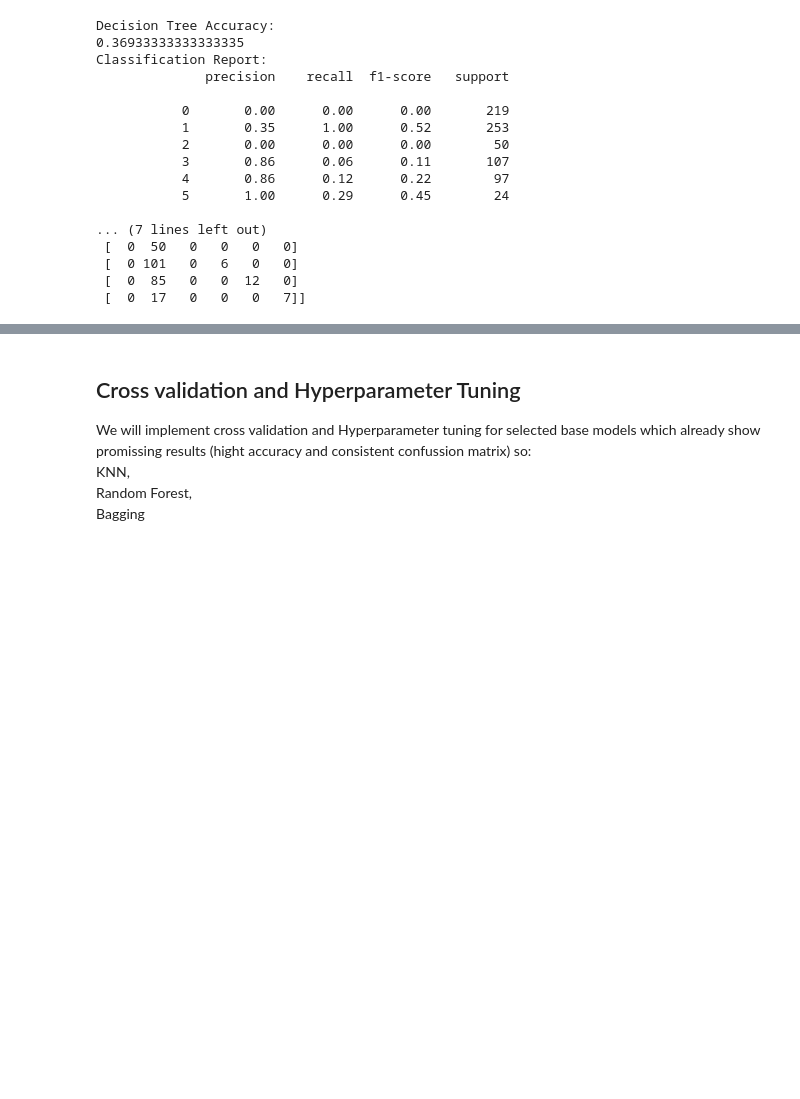
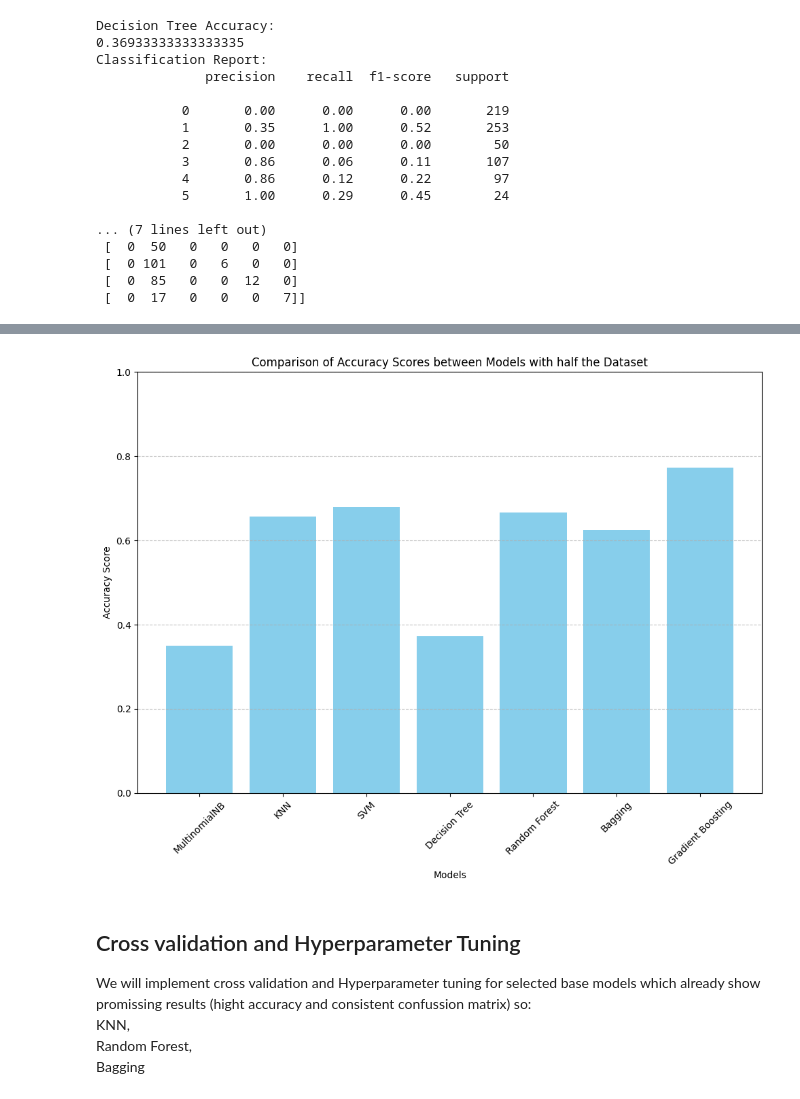
Before and after one commit to sofiaamartinezz/IS_Seminar2, a Jupyter notebook: assignment.ipynb, the cells around one changed output, grey strips where cells are left out. Cells and saved outputs as stored; diff of their text form; code cells hidden in the pictures; blank space fills up the shorter version.

Commit message:
half dataset for base models

```diff
--- a/assignment.ipynb
+++ b/assignment.ipynb
@@ -110,6 +110,10 @@ X_train = vectorizer.fit_transform(X_train)
 X_val = vectorizer.transform(X_val)
 X_test = vectorizer.transform(X_test)
 
+X_train_half = vectorizer.fit_transform(X_train_half)
+X_val_half = vectorizer.transform(X_val_half)
+X_test_half = vectorizer.transform(X_test_half)
+
 print("Training data TF-IDF: ")
 print(X_train)
 print(f"Validation data TF-IDF: {X_val}")
@@ -139,6 +143,10 @@ print(f"Tipo de y_train: {type(y_train.iloc[0])}")
 y_train = y_train.astype(int)
 y_val = y_val.astype(int)
 y_test = y_test.astype(int)
+
+y_train_half = y_train_half.astype(int)
+y_val_half = y_val_half.astype(int)
+y_test_half = y_test_half.astype(int)
 # %% [output]
 Tipo de y_train: <class 'numpy.int64'>
 # %% [markdown]
@@ -365,0 +552,12 @@ Classification Report:
+# %%
+# Gradiant Boosting with half the dataset
+gb = GradientBoostingClassifier()
+gb.fit(X_train_half, y_train_half)
+predicted_gb = gb.predict(X_test_half)
+print("Gradiant Boosting Accuracy:")
+GB_accuracy_score_half = accuracy_score(y_test_half, predicted_gb)
+print(GB_accuracy_score_half)
+print('Classification Report:')
+print(classification_report(y_test_half, predicted_gb))
+print('Confusion Matrix:')
+print(confusion_matrix(y_test_half, predicted_gb))
@@ -404,3 +620,41 @@ plt.show()
+# %%
+import matplotlib.pyplot as plt
+
+model_names = [
+    'MultinomialNB',
+    'KNN',
+    'SVM',
+    'Decision Tree',
+    'Random Forest',
+    'Bagging',
+    'Gradient Boosting'
+]
+
+# Accuracy scores for each model
+accuracy_scores = [
+    MC_accuracy_score_half,
+    KNN_accuracy_score_half,
+    SVM_accuracy_score_half,
+    DT_accuracy_score_half,
+    RF_accuracy_score_half,
+    Bagging_accuracy_score_half,
+    GB_accuracy_score_half
+]
+
+
+plt.figure(figsize=(10, 8))
+plt.bar(model_names, accuracy_scores, color='skyblue')
+plt.title('Comparison of Accuracy Scores between Models with half the Dataset')
+plt.xlabel('Models')
+plt.ylabel('Accuracy Score')
+plt.ylim(0, 1)
+plt.xticks(rotation=45)
+plt.grid(axis='y', linestyle='--', alpha=0.7)
+
+plt.tight_layout()
+plt.show()
+# %% [output]
+[figure, added]
 # %% [markdown]
 ## Cross validation and Hyperparameter Tuning
 We will implement cross validation and Hyperparameter tuning for selected base models which already show promissing results (hight accuracy and consistent confussion matrix) so:
```
Also changed, not shown: parts of 11 cells of this notebook, 2 other files.
